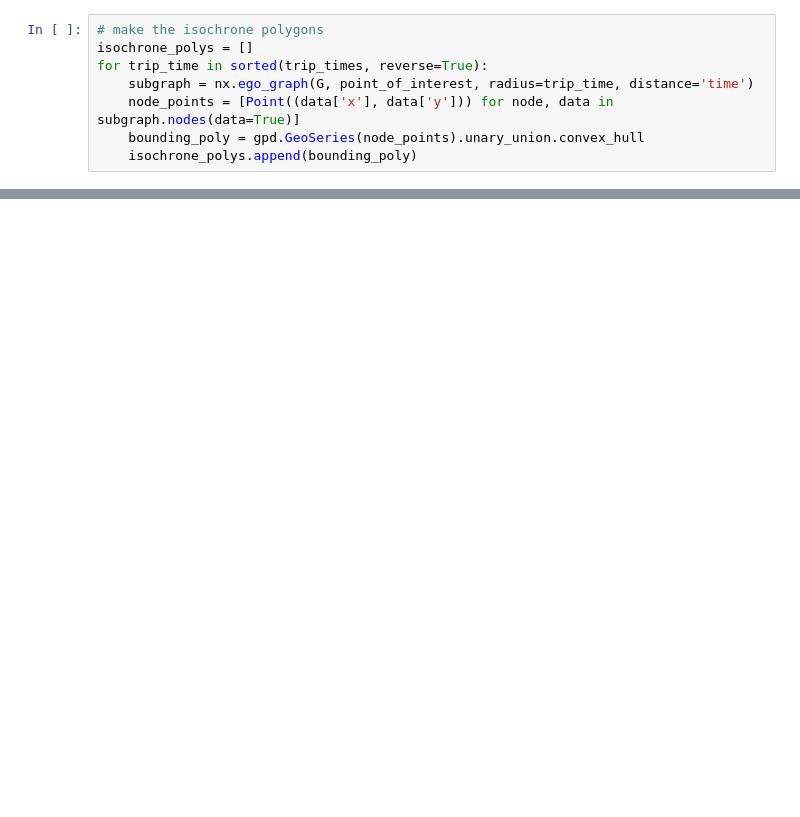
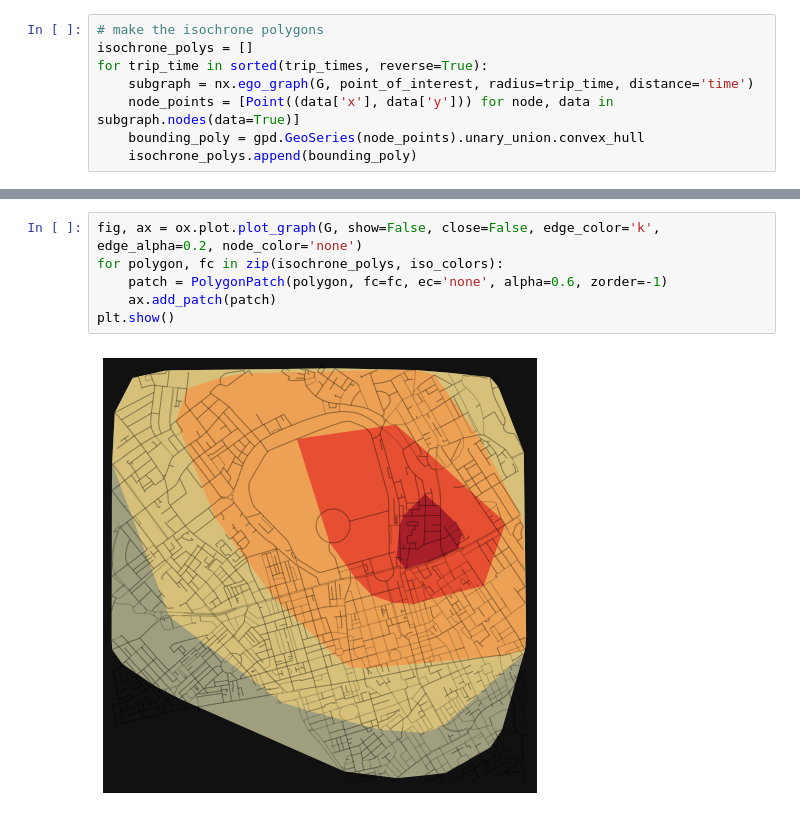
Before and after one commit to nhsx/nhs_time_of_travel, a Jupyter notebook: development_code.ipynb, the cells around one changed output, grey strips where cells are left out. Drawn from its saved outputs; the diff is of its cells as text; blank space fills up the shorter version.

```diff
--- a/development_code.ipynb
+++ b/development_code.ipynb
@@ -109,0 +103,8 @@ gp_practice_df
+# %%
+fig, ax = ox.plot.plot_graph(G, show=False, close=False, edge_color='k', edge_alpha=0.2, node_color='none')
+for polygon, fc in zip(isochrone_polys, iso_colors):
+    patch = PolygonPatch(polygon, fc=fc, ec='none', alpha=0.6, zorder=-1)
+    ax.add_patch(patch)
+plt.show()
+# %% [output]
+[figure, added]
```
Also changed, not shown: parts of 10 cells of this notebook, 3 other files.
